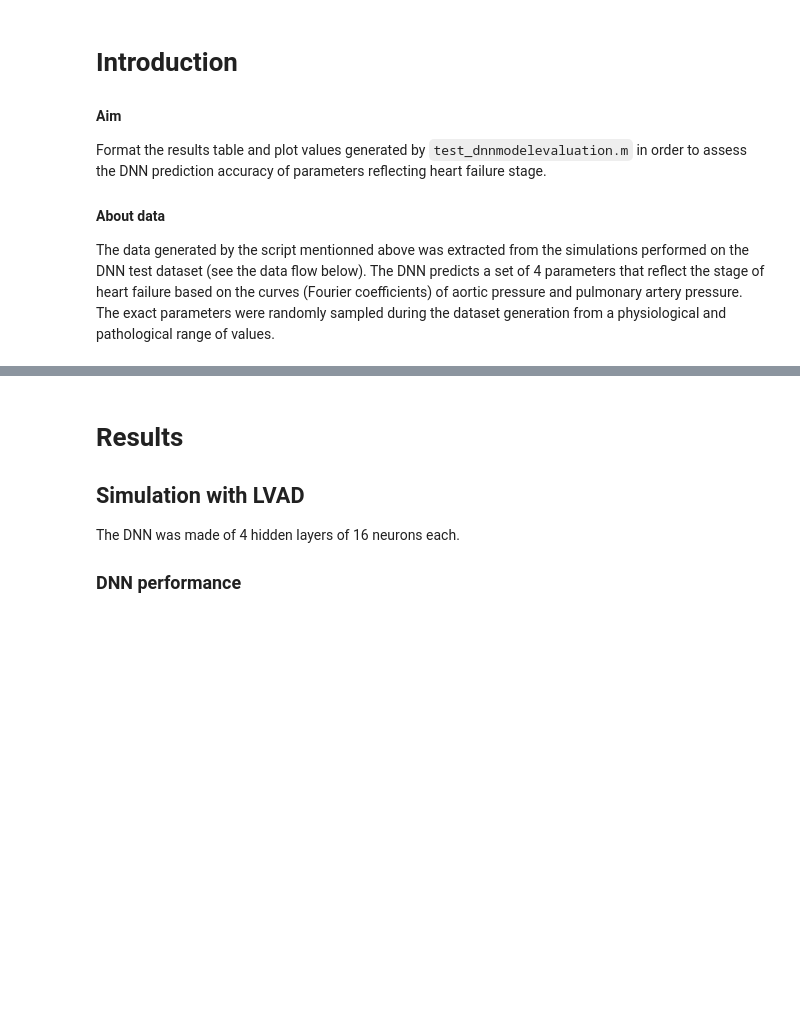
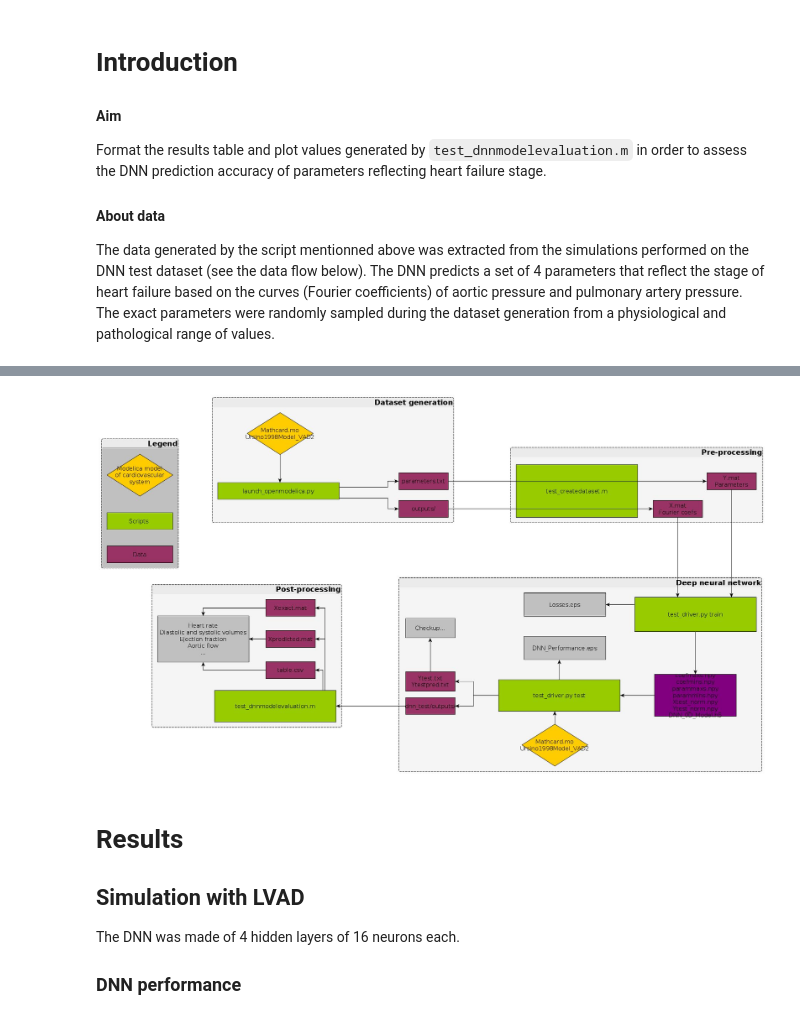
Before and after one commit to matthiaszeller/VAD-0D-DNN, a Jupyter notebook: notebooks/N7-Results-report.ipynb, the cells around one changed output, grey strips where cells are left out. Drawn from its saved outputs; the diff is of its cells as text; code cells hidden in the pictures; blank space fills up the shorter version.

```diff
--- a/notebooks/N7-Results-report.ipynb
+++ b/notebooks/N7-Results-report.ipynb
@@ -24,3 +23,7 @@ The data generated by the script mentionned above was extracted from the simulat
+# %%
+Image(filename='../res/diagram/data_flow.jpg')
+# %% [output]
+[figure, added]
 # %% [markdown]
 # Results
 
```
Also changed, not shown: parts of 3 cells of this notebook, 1 other file.
